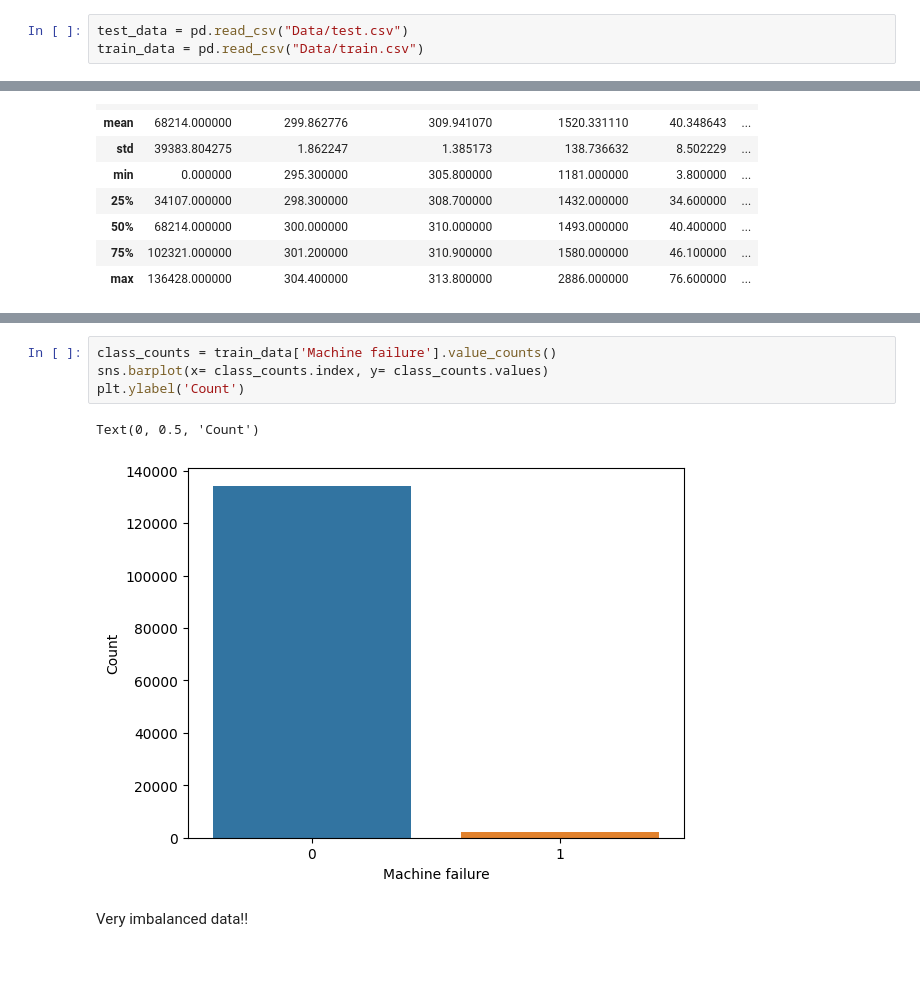
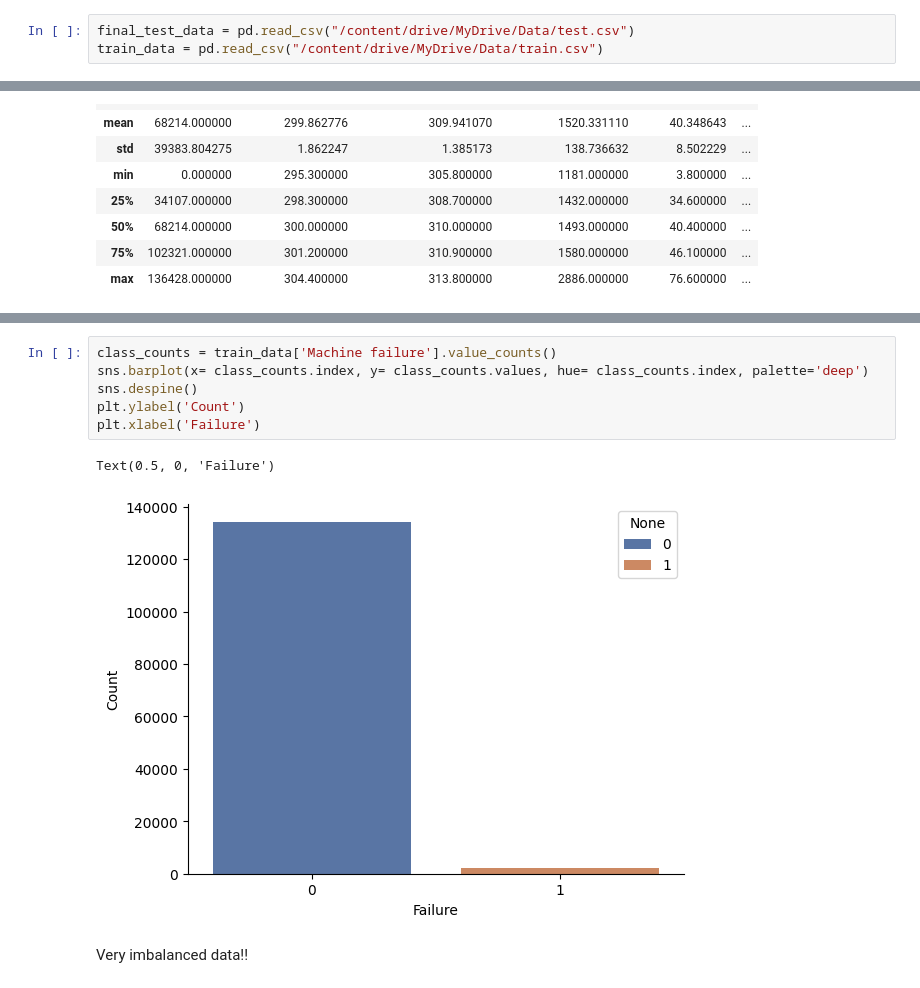
Before and after one commit to gustavocmiranda/DS_Projects, a Jupyter notebook: 02 - (Incomplete) Machine Failure Classification/machine_failure.ipynb, the cells around one changed output, grey strips where cells are left out. Drawn from its saved outputs; the diff is of its cells as text.

```diff
--- a/02 - (Incomplete) Machine Failure Classification/machine_failure.ipynb
+++ b/02 - (Incomplete) Machine Failure Classification/machine_failure.ipynb
@@ -9,7 +14,7 @@ import sklearn as sk
 import seaborn as sns
 import matplotlib.pyplot as plt
 # %%
-test_data = pd.read_csv("Data/test.csv")
-train_data = pd.read_csv("Data/train.csv")
+final_test_data = pd.read_csv("/content/drive/MyDrive/Data/test.csv")
+train_data = pd.read_csv("/content/drive/MyDrive/Data/train.csv")
 # %% [markdown]
 ### Visualizing data and basic statics
@@ -51,10 +68,12 @@ Text(0, 0.5, 'Count')
 # %%
 class_counts = train_data['Machine failure'].value_counts()
-sns.barplot(x= class_counts.index, y= class_counts.values)
+sns.barplot(x= class_counts.index, y= class_counts.values, hue= class_counts.index, palette='deep')
+sns.despine()
 plt.ylabel('Count')
+plt.xlabel('Failure')
 # %% [output]
-Text(0, 0.5, 'Count')
+Text(0.5, 0, 'Failure')
-[figure, old version]
+[figure, new version]
 # %% [markdown]
 Very imbalanced data!!
 # %%
```
Also changed, not shown: parts of 28 cells of this notebook.
